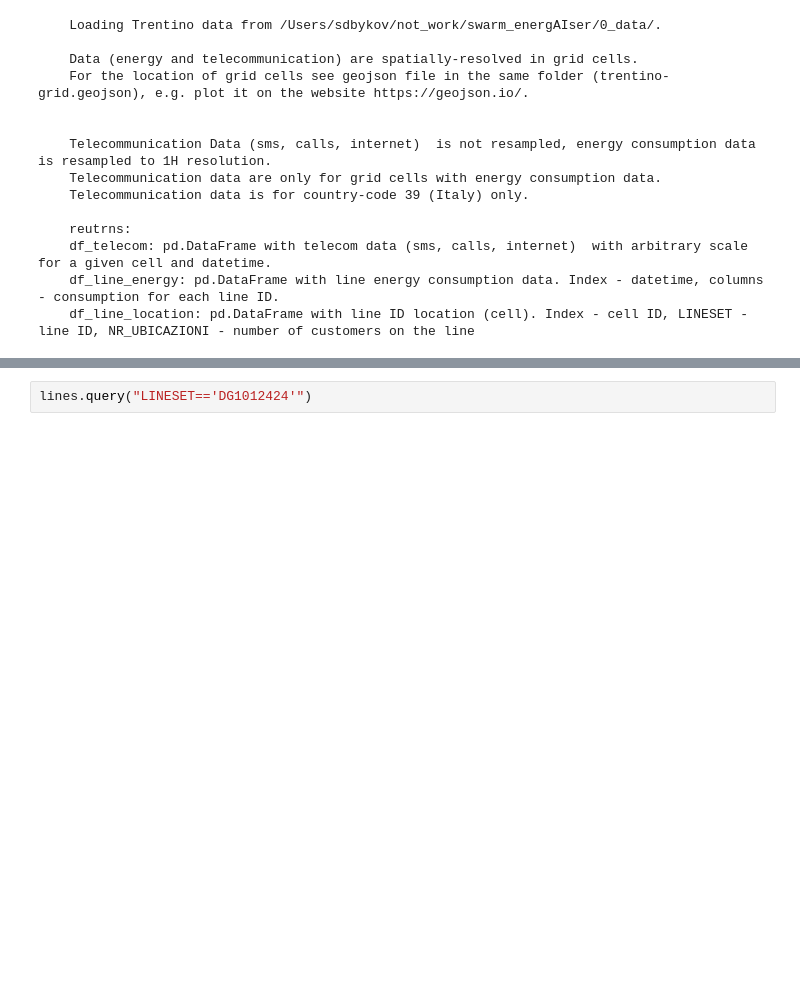
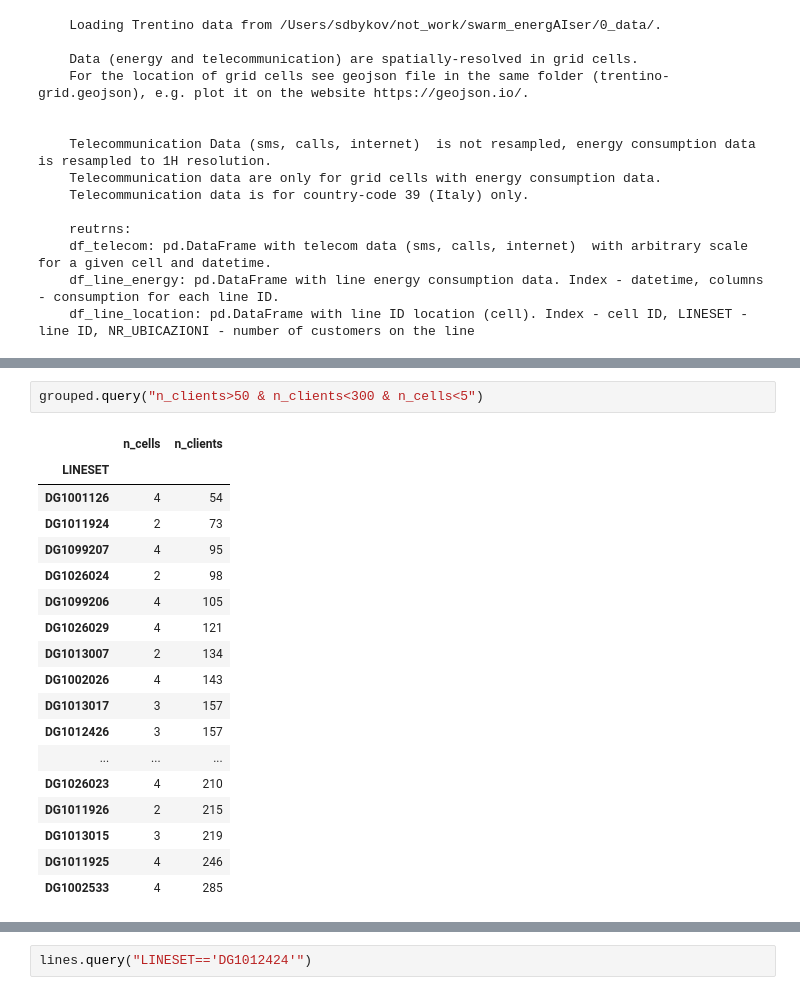
Before and after one commit to SergeiDBykov/swarm_energAIser, a Jupyter notebook: 1_exploratory_analysis/3_trentino/1_trentino_eda.ipynb, the cells around one changed output, grey strips where cells are left out. Saved outputs shown, nothing was run; the diff lists cells and outputs as text; blank space fills up the shorter version.

```diff
--- a/1_exploratory_analysis/3_trentino/1_trentino_eda.ipynb
+++ b/1_exploratory_analysis/3_trentino/1_trentino_eda.ipynb
@@ -53,0 +50,21 @@ telecom
+# %%
+grouped.query("n_clients>50 & n_clients<300 & n_cells<5")
+# %% [output]
+|  | n_cells | n_clients |
+| LINESET |  |  |
+| DG1001126 | 4 | 54 |
+| DG1011924 | 2 | 73 |
+| DG1099207 | 4 | 95 |
+| DG1026024 | 2 | 98 |
+| DG1099206 | 4 | 105 |
+| DG1026029 | 4 | 121 |
+| DG1013007 | 2 | 134 |
+| DG1002026 | 4 | 143 |
+| DG1013017 | 3 | 157 |
+| DG1012426 | 3 | 157 |
+| ... | ... | ... |
+| DG1026023 | 4 | 210 |
+| DG1011926 | 2 | 215 |
+| DG1013015 | 3 | 219 |
+| DG1011925 | 4 | 246 |
+| DG1002533 | 4 | 285 |
```
Also changed, not shown: parts of 5 cells of this notebook, 3 other files.
